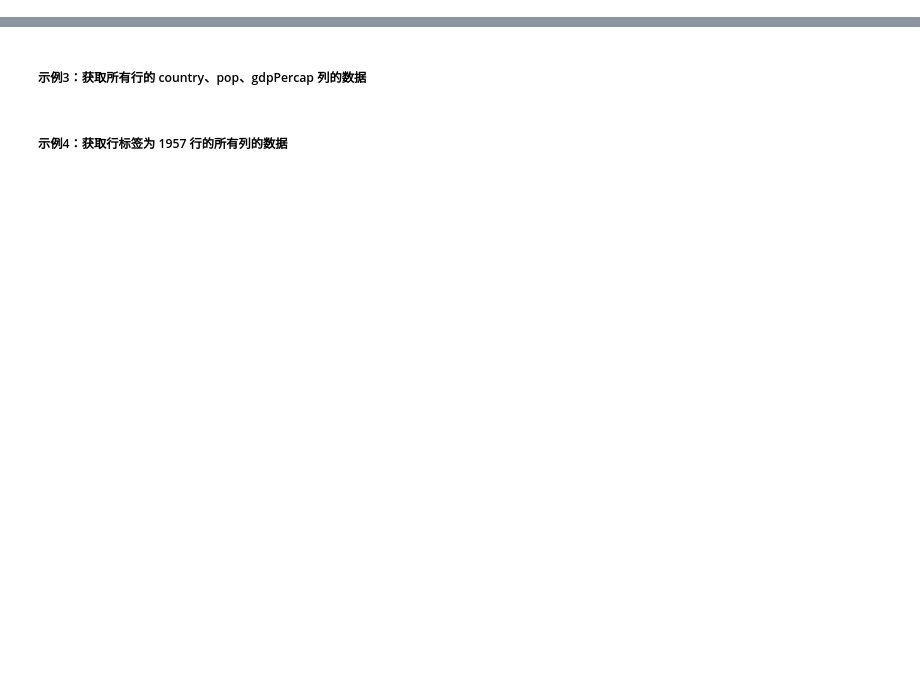
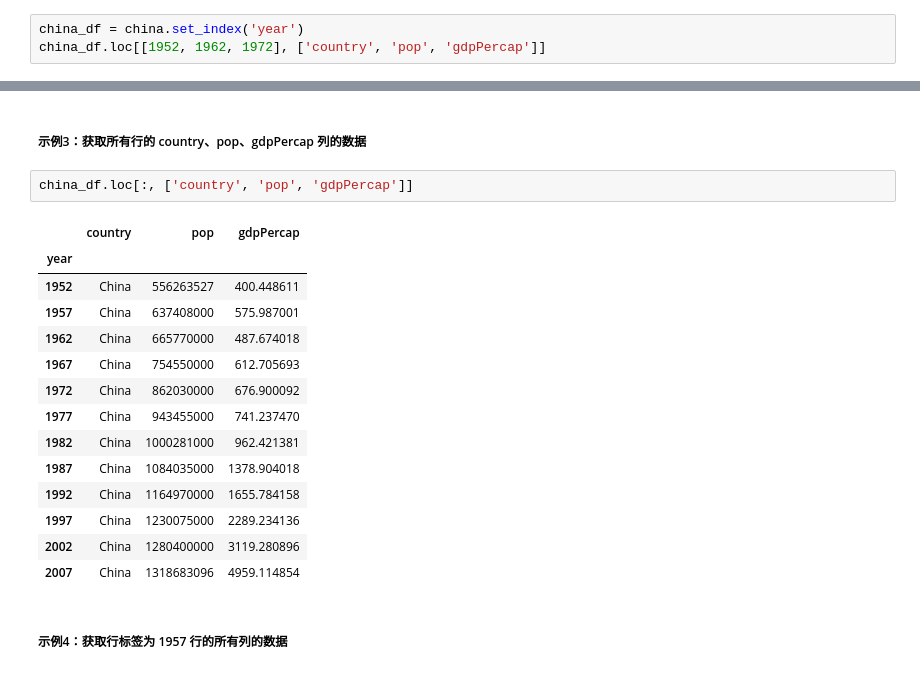
Before and after one commit to JohnChow96927/python-bigdata, a Jupyter notebook: Pandas/day1_220118/02-Pandas快速入门.ipynb, the cells around one changed output, grey strips where cells are left out. Saved outputs shown, nothing was run; the diff lists cells and outputs as text; blank space fills up the shorter version.

```diff
--- a/Pandas/day1_220118/02-Pandas快速入门.ipynb
+++ b/Pandas/day1_220118/02-Pandas快速入门.ipynb
@@ -57,3 +65,6 @@ pandas.core.frame.DataFrame
 ## loc函数获取指定行列的数据
 # %% [markdown]
 ##### 示例1：获取行标签为 1952, 1962, 1972 行的 country、pop、gdpPercap 列的数据
+# %%
+china_df = china.set_index('year')
+china_df.loc[[1952, 1962, 1972], ['country', 'pop', 'gdpPercap']]
@@ -62,4 +87,21 @@ pandas.core.frame.DataFrame
 # %% [markdown]
 ##### 示例3：获取所有行的 country、pop、gdpPercap 列的数据
+# %%
+china_df.loc[:, ['country', 'pop', 'gdpPercap']]
+# %% [output]
+|  | country | pop | gdpPercap |
+| year |  |  |  |
+| 1952 | China | 556263527 | 400.448611 |
+| 1957 | China | 637408000 | 575.987001 |
+| 1962 | China | 665770000 | 487.674018 |
+| 1967 | China | 754550000 | 612.705693 |
+| 1972 | China | 862030000 | 676.900092 |
+| 1977 | China | 943455000 | 741.237470 |
+| 1982 | China | 1000281000 | 962.421381 |
+| 1987 | China | 1084035000 | 1378.904018 |
+| 1992 | China | 1164970000 | 1655.784158 |
+| 1997 | China | 1230075000 | 2289.234136 |
+| 2002 | China | 1280400000 | 3119.280896 |
+| 2007 | China | 1318683096 | 4959.114854 |
 # %% [markdown]
 ##### 示例4：获取行标签为 1957 行的所有列的数据
```
Also changed, not shown: parts of 15 cells of this notebook, 5 other files.
